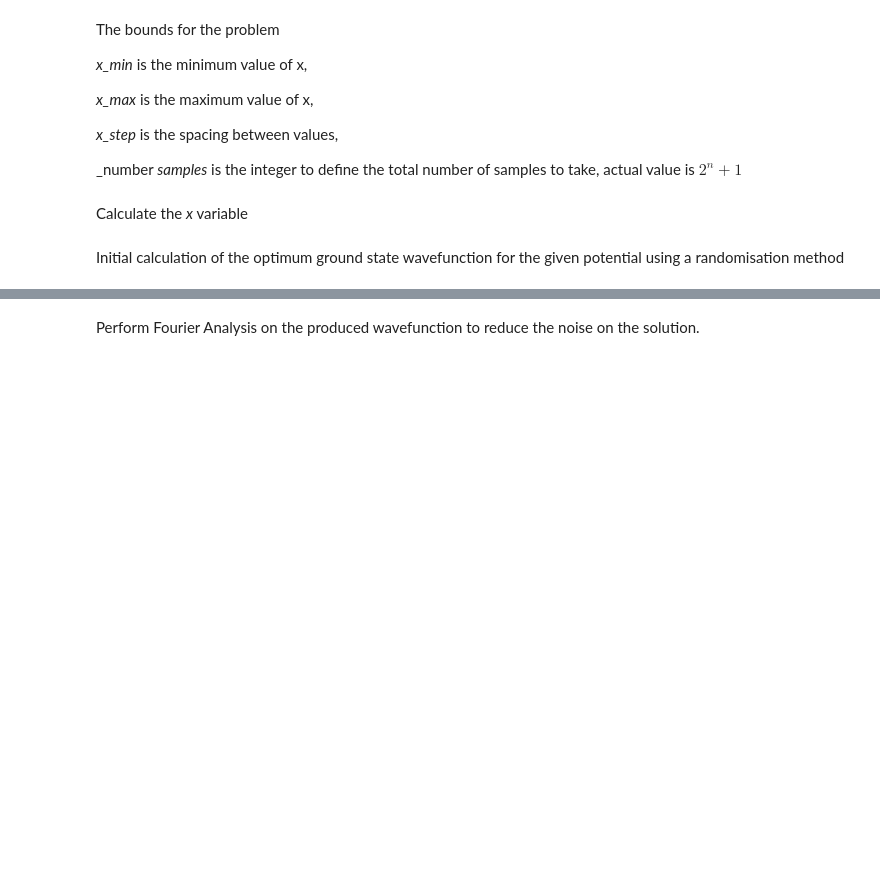
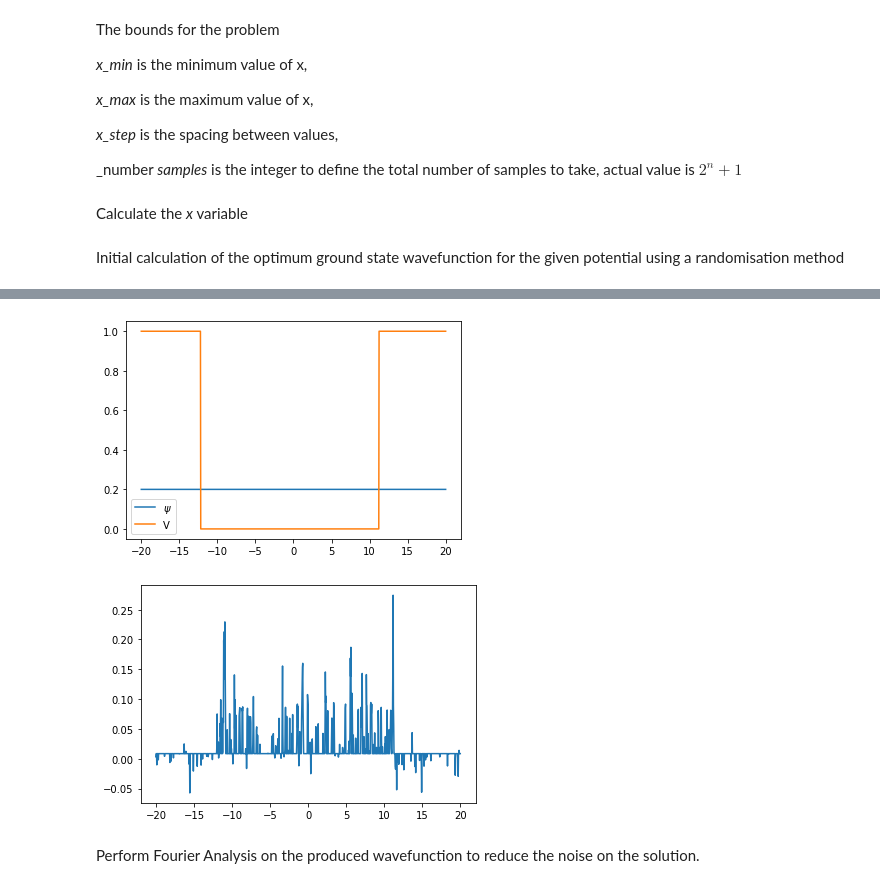
Before and after one commit to Tiernan8r/variational_principle, a Jupyter notebook: The_Variational_Principle.ipynb, the cells around one changed output, grey strips where cells are left out. Cells and saved outputs as stored; diff of their text form; code cells hidden in the pictures; blank space fills up the shorter version.

```diff
--- a/The_Variational_Principle.ipynb
+++ b/The_Variational_Principle.ipynb
@@ -326,25 +328,28 @@ def ground_state(psi_start : numpy.ndarray, number_iterations : int, seed = "The
 # %%
 # The number of times to generate a random number.
 # number_iterations = 5000
-number_iterations = 1000
-# number_iterations = 50000
+# number_iterations = 1000
+number_iterations = 50000
 # number_iterations = 5000000
 
 # Set the default wavefunction
 psi = numpy.linspace(0.2, 0.2, number_samples)
 
 # Plot the wavefunction versus the potential for visualisation
 plt.plot(x, psi)
 plt.plot(x, potential(x))
 plt.legend(("$\psi$", "V"))
 plt.show()
 
 psi = ground_state(psi, number_iterations)
 
 # plot the final wavefunction.
 plt.plot(x, psi)
 # plt.plot(x, potential(x))
 plt.show()
+# %% [output]
+[figure, added]
+[figure, added]
 # %%
 # import time
 #
```
Also changed, not shown: parts of 3 cells of this notebook.
